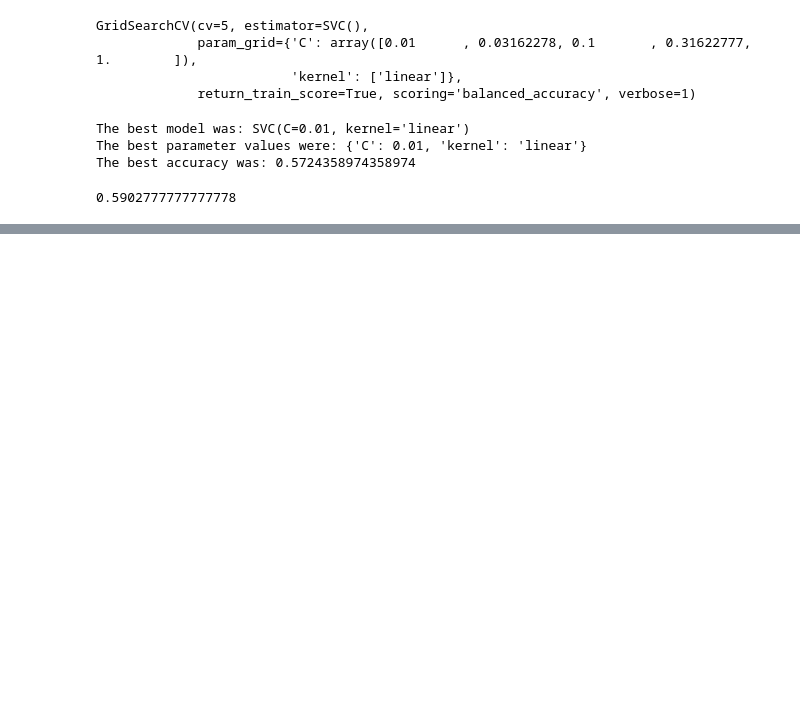
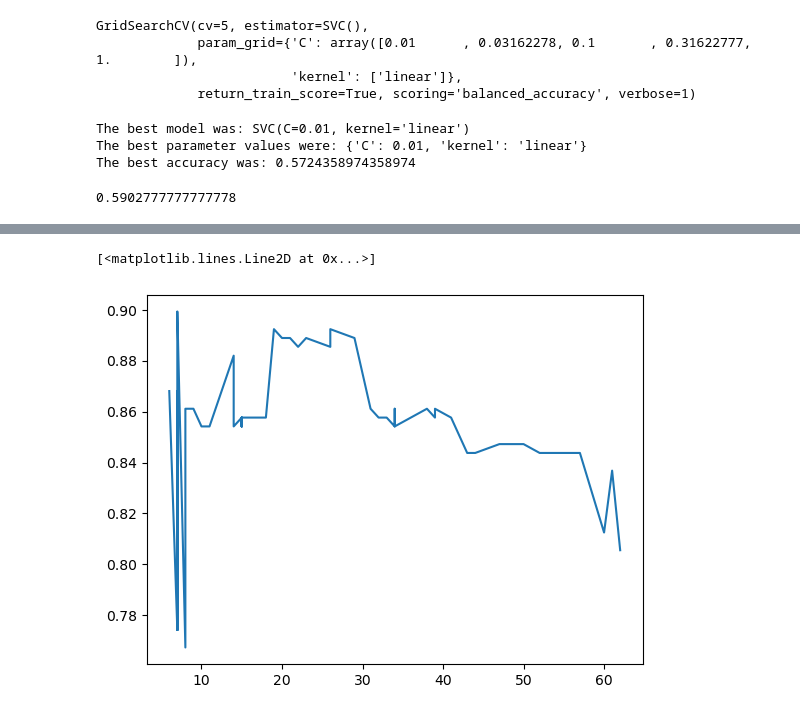
Before and after one commit to NeuralWave42/ST443-Project, a Jupyter notebook: test.ipynb, the cells around one changed output, grey strips where cells are left out. Saved outputs shown, nothing was run; the diff lists cells and outputs as text; code cells hidden in the pictures; blank space fills up the shorter version.

```diff
--- a/test.ipynb
+++ b/test.ipynb
@@ -615,0 +320,5 @@ NameError: name 'X_test_reduced' is not defined
+# %%
+lasso = Lasso(alpha= 0.01)
+lasso.fit(X_train, y_train)
+y_pred = lasso.predict(X_test)
+y_pred
@@ -615,0 +509,3 @@ NameError: name 'X_test_reduced' is not defined
+# %%
+new_alphas = np.arange(0.009,0.020,0.0001)
+new_alphas
@@ -615,0 +527,29 @@ NameError: name 'X_test_reduced' is not defined
+# %%
+balanced_scores = []
+for alpha in new_alphas:
+    lasso = Lasso(alpha)
+    lasso.fit(X_train, y_train)
+
+    #the selected features with lasso
+    num_selected_features = X_train.values[:, lasso.coef_!=0].shape[1]
+
+    # Get the columns with non zro coefficients from lasso
+    x_train_subset = X_train.values[:, lasso.coef_!=0]
+    x_test_subset = X_test.values[:, lasso.coef_!=0]
+
+    #initialise the model
+    svm = SVC(probability=True)
+
+    #tune the threshold
+    optimal_threshold = threshold_model(model=svm, X_train=x_train_subset)
+
+
+    #Train svm on selected features.
+    svm.fit(x_train_subset, y_train)
+
+    #Test accuracy metrics.
+    y_pred = svm.predict_proba(x_test_subset)[:,1]
+    y_label = thresholding(optimal_threshold,y_pred)
+
+    balanced_scores.append((alpha, balanced_accuracy_score(y_test, y_label), num_selected_features))
+    print((alpha, balanced_accuracy_score(y_test, y_label), num_selected_features))
@@ -615,0 +574,6 @@ NameError: name 'X_test_reduced' is not defined
+# %%
+svc_fine_threshold = pd.DataFrame(balanced_scores,columns=['alpha','test_acc','features'])
+plt.plot(svc_fine_threshold['features'], svc_fine_threshold['test_acc'])
+# %% [output]
+[<matplotlib.lines.Line2D at 0x...>]
+[figure, added]
```
Also changed, not shown: parts of 93 cells of this notebook, 1 other file.
